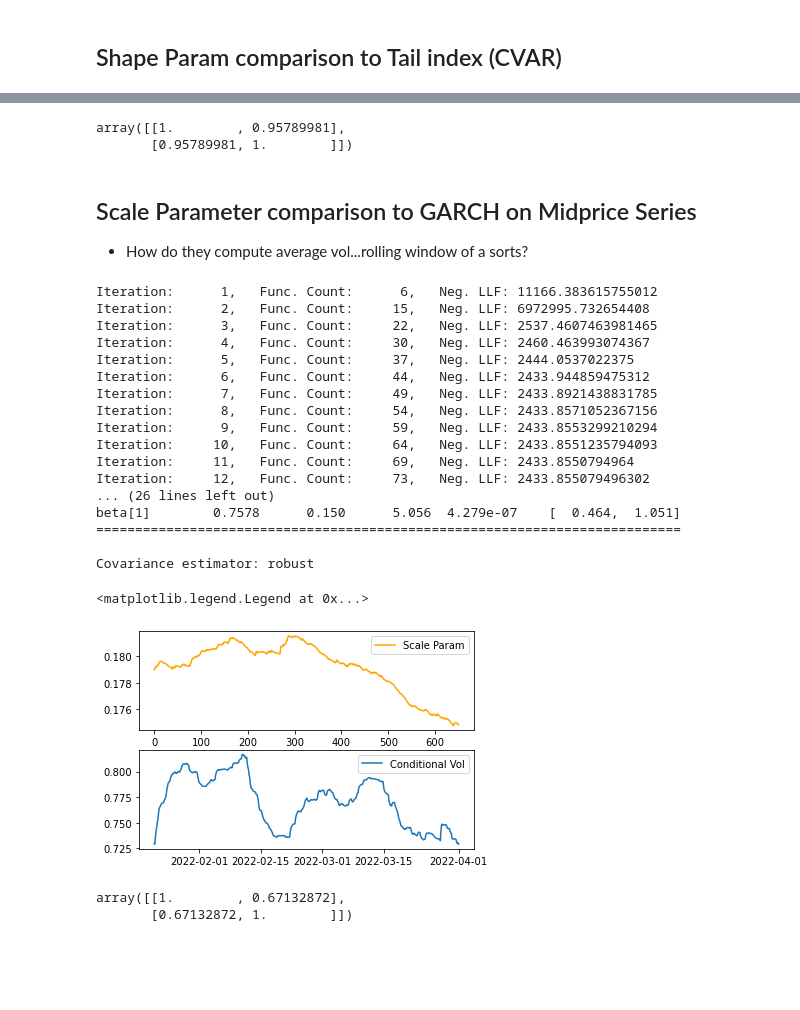
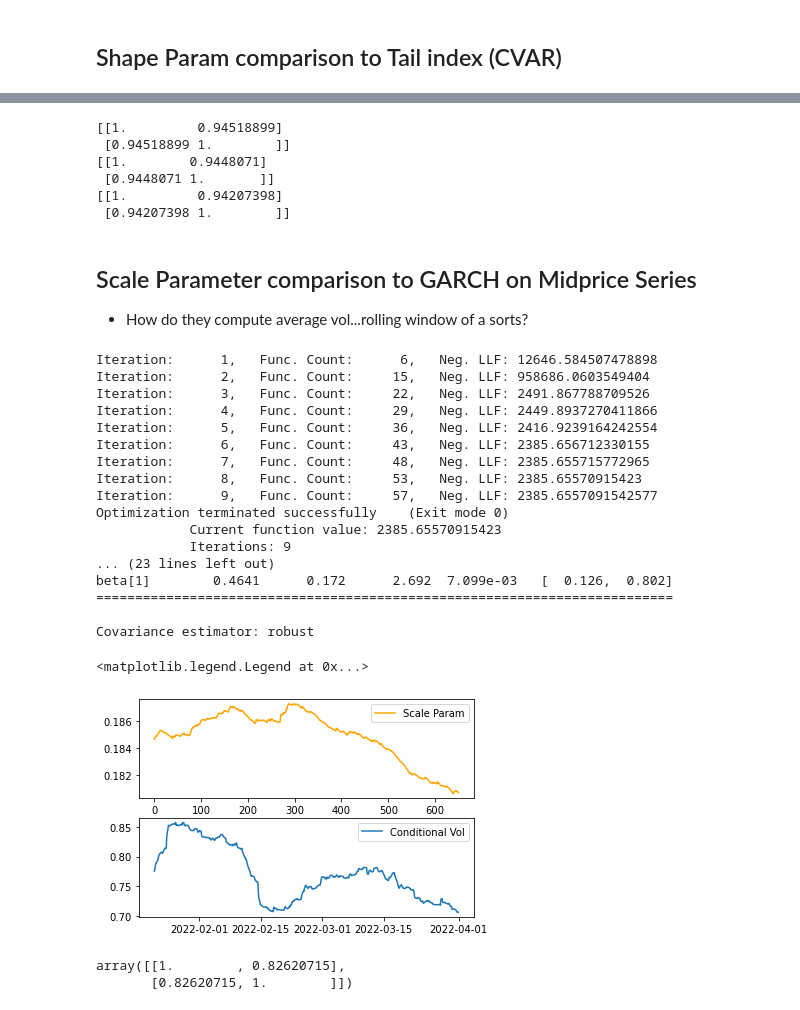
Before and after one commit to jasonbohne123/ARC_Model, a Jupyter notebook: arch.ipynb, the cells around one changed output, grey strips where cells are left out. Drawn from its saved outputs; the diff is of its cells as text; code cells hidden in the pictures; blank space fills up the shorter version.

```diff
--- a/arch.ipynb
+++ b/arch.ipynb
@@ -368,14 +386,14 @@ for x,row in time_vary.iterrows():
     row['scale']=np.exp(scale_params[0]+scale_params[1]*np.log(time_vary['scale'][counter-1])+scale_params[2]*np.exp(-time_vary['max_loss'][counter-1]) )# walk forward
 
     # empirical cvars for each fitted period outside of train set #1
-    cvar1=cvar1.append(pd.Series([1-conditional_value_at_risk(time_vary['max_loss'][:counter],0.1)],index=[x]))
-    cvar2=cvar2.append(pd.Series([1-conditional_value_at_risk(time_vary['max_loss'][:counter],0.05)],index=[x]))
-    cvar3=cvar3.append(pd.Series([1-conditional_value_at_risk(time_vary['max_loss'][:counter],0.01)],index=[x]))
+    cvar1=cvar1.append(pd.Series([1-conditional_value_at_risk(time_vary['max_loss'][:counter],0.9)],index=[x]))
+    cvar2=cvar2.append(pd.Series([1-conditional_value_at_risk(time_vary['max_loss'][:counter],0.95)],index=[x]))
+    cvar3=cvar3.append(pd.Series([1-conditional_value_at_risk(time_vary['max_loss'][:counter],0.99)],index=[x]))
 
     counter=counter+1
-time_vary['cvar_0.1']=cvar1
-time_vary['cvar_0.05']=cvar2
-time_vary['cvar_0.01']=cvar3
+time_vary['cvar_0.90']=cvar1
+time_vary['cvar_0.95']=cvar2
+time_vary['cvar_0.99']=cvar3
 
 time_vary
 # %% [output]
@@ -440,8 +458,15 @@ ax[3].xaxis.set_major_formatter(DateFormatter("%D"))
-# %%
-np.corrcoef(time_vary['shape'].values[1500:],time_vary['cvar_0.1'].values[1500:])
-# %% [output]
-array([[1.        , 0.95789981],
-       [0.95789981, 1.        ]])
+# %%
+time_vary=time_vary.dropna()
+print(np.corrcoef(time_vary['shape'],time_vary['cvar_0.90']))
+print(np.corrcoef(time_vary['shape'],time_vary['cvar_0.95']))
+print(np.corrcoef(time_vary['shape'],time_vary['cvar_0.99']))
+# %% [output]
+[[1.         0.94518899]
+ [0.94518899 1.        ]]
+[[1.        0.9448071]
+ [0.9448071 1.       ]]
+[[1.         0.94207398]
+ [0.94207398 1.        ]]
 # %% [markdown]
 ## Scale Parameter comparison to GARCH on Midprice Series
 
@@ -451,36 +476,36 @@ am = arch_model(time_vary['return'],rescale=True) # do we want to build garch on
 res = am.fit()
 print(res.summary())
 # %% [output]
-Iteration:      1,   Func. Count:      6,   Neg. LLF: 11166.383615755012
-Iteration:      2,   Func. Count:     15,   Neg. LLF: 6972995.732654408
-Iteration:      3,   Func. Count:     22,   Neg. LLF: 2537.4607463981465
-Iteration:      4,   Func. Count:     30,   Neg. LLF: 2460.463993074367
-Iteration:      5,   Func. Count:     37,   Neg. LLF: 2444.0537022375
-Iteration:      6,   Func. Count:     44,   Neg. LLF: 2433.944859475312
-Iteration:      7,   Func. Count:     49,   Neg. LLF: 2433.8921438831785
-Iteration:      8,   Func. Count:     54,   Neg. LLF: 2433.8571052367156
-Iteration:      9,   Func. Count:     59,   Neg. LLF: 2433.8553299210294
-Iteration:     10,   Func. Count:     64,   Neg. LLF: 2433.8551235794093
-Iteration:     11,   Func. Count:     69,   Neg. LLF: 2433.8550794964
-Iteration:     12,   Func. Count:     73,   Neg. LLF: 2433.855079496302
-... (26 lines left out)
-beta[1]        0.7578      0.150      5.056  4.279e-07    [  0.464,  1.051]
-===========================================================================
+Iteration:      1,   Func. Count:      6,   Neg. LLF: 12646.584507478898
+Iteration:      2,   Func. Count:     15,   Neg. LLF: 958686.0603549404
+Iteration:      3,   Func. Count:     22,   Neg. LLF: 2491.867788709526
+Iteration:      4,   Func. Count:     29,   Neg. LLF: 2449.8937270411866
+Iteration:      5,   Func. Count:     36,   Neg. LLF: 2416.9239164242554
+Iteration:      6,   Func. Count:     43,   Neg. LLF: 2385.656712330155
+Iteration:      7,   Func. Count:     48,   Neg. LLF: 2385.655715772965
+Iteration:      8,   Func. Count:     53,   Neg. LLF: 2385.65570915423
+Iteration:      9,   Func. Count:     57,   Neg. LLF: 2385.6557091542577
+Optimization terminated successfully    (Exit mode 0)
+            Current function value: 2385.65570915423
+            Iterations: 9
+... (23 lines left out)
+beta[1]        0.4641      0.172      2.692  7.099e-03   [  0.126,  0.802]
+==========================================================================
 
 Covariance estimator: robust
 # %%
 fig,ax = plt.subplots(2,1)
 
 
 ax[1].plot(res.conditional_volatility.rolling(500).mean().dropna(), label='Conditional Vol')
-ax[0].plot(time_vary['scale'][1500:].values, label='Scale Param',color='orange') # flip returns to view
+ax[0].plot(time_vary['scale'][1500:]values, label='Scale Param',color='orange') # flip returns to view
 ax[0].legend()
 ax[1].legend()
 # %% [output]
 <matplotlib.legend.Legend at 0x...>
-[figure, old version]
+[figure, new version]
 # %%
 np.corrcoef(res.conditional_volatility.rolling(500).mean()[1500:],time_vary['scale'][1500:].values)
 # %% [output]
-array([[1.        , 0.67132872],
-       [0.67132872, 1.        ]])
+array([[1.        , 0.82620715],
+       [0.82620715, 1.        ]])
```
Also changed, not shown: parts of 21 cells of this notebook, 1 other file.
